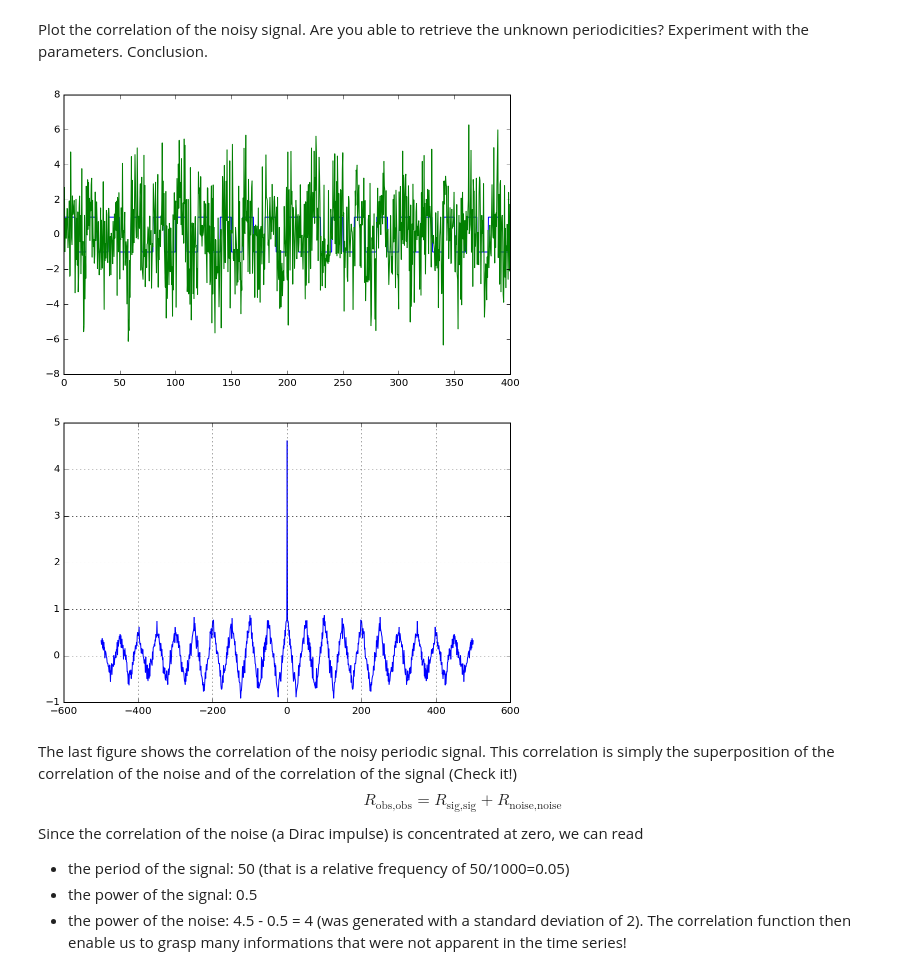
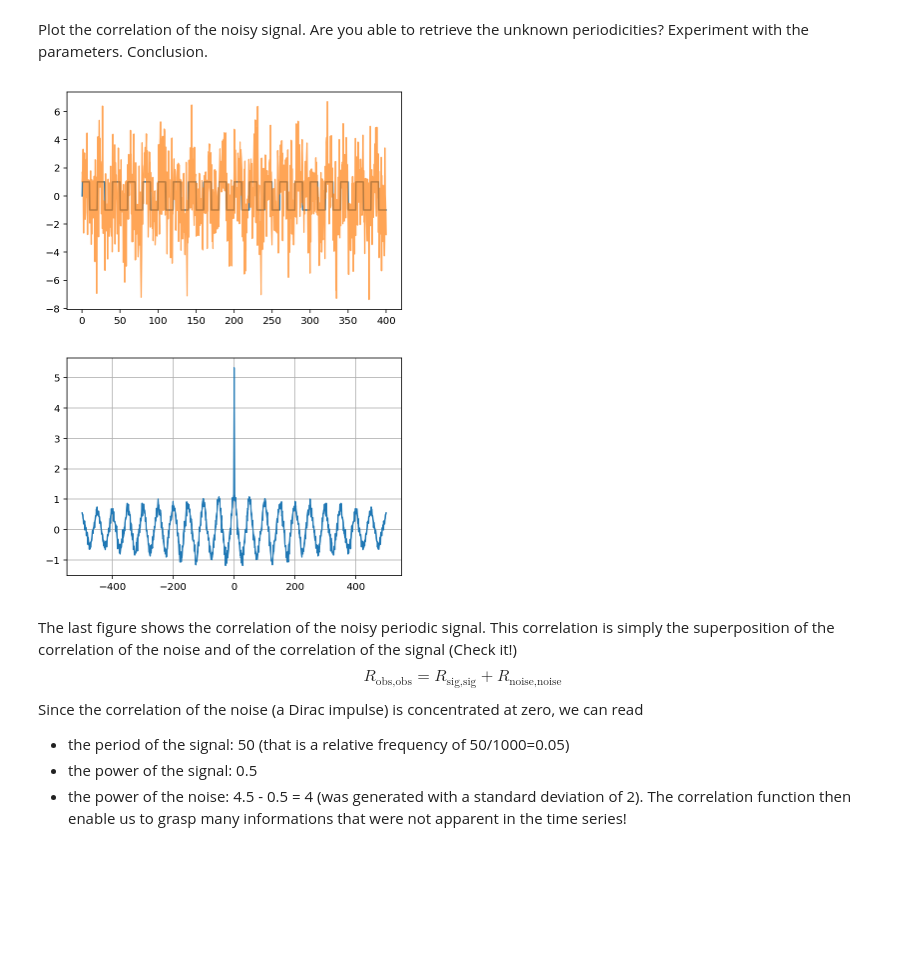
Before and after one commit to jfbercher/LecturesSignalProcessing, a Jupyter notebook: src/Lecture1_RandomSignals.ipynb, the cells around one changed output. Cells and saved outputs as stored; diff of their text form; code cells hidden in the pictures; blank space fills up the shorter version.

```diff
--- a/src/Lecture1_RandomSignals.ipynb
+++ b/src/Lecture1_RandomSignals.ipynb
@@ -413,16 +424,16 @@ observation=x+noise
 # %% [markdown]
 Plot the correlation of the noisy signal. Are you able to retrieve the unknown periodicities? Experiment with the parameters. Conclusion.
 # %%
-plt.plot(t,x,'-')
-plt.plot(t,observation)
+plt.plot(t, x, '-')
+plt.plot(t, observation, alpha=0.7)
 #
-Rbiased,lags=xcorr(observation,norm='biased',maxlags=500)
+Rbiased, lags = xcorr(observation, norm='biased', maxlags=500)
 plt.figure()
-plt.plot(lags,Rbiased)
-plt.grid(b='on')
+plt.plot(lags, Rbiased)
+plt.grid(b=True)
 # %% [output]
-[figure, old version]
+[figure, new version]
-[figure, old version]
+[figure, new version]
 # %% [markdown]
 The last figure shows the correlation of the noisy periodic signal. This correlation is simply the superposition of the correlation of the noise and of the correlation of the signal (Check it!)
 $$
```
Also changed, not shown: parts of 15 cells of this notebook, 8 other files.
